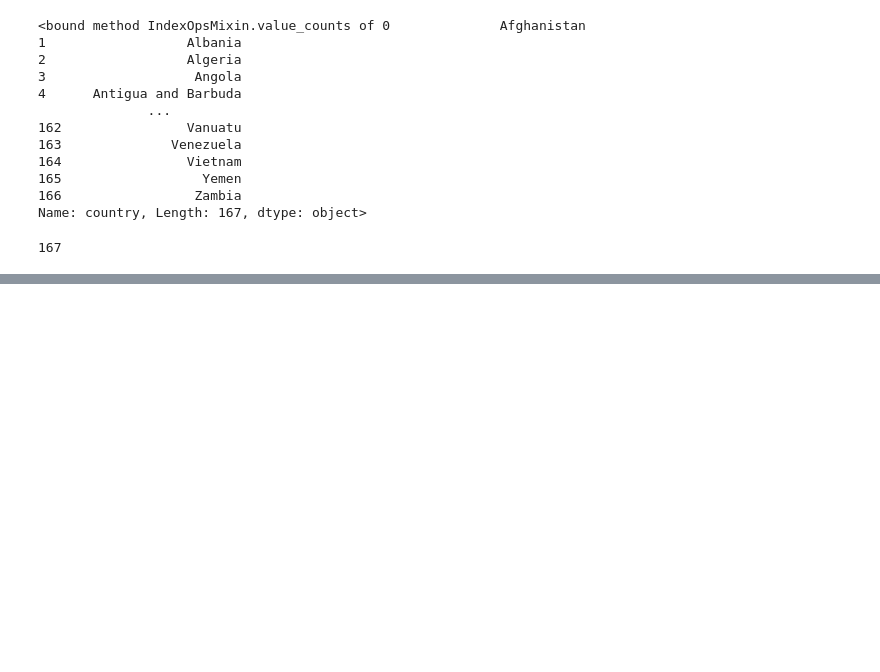
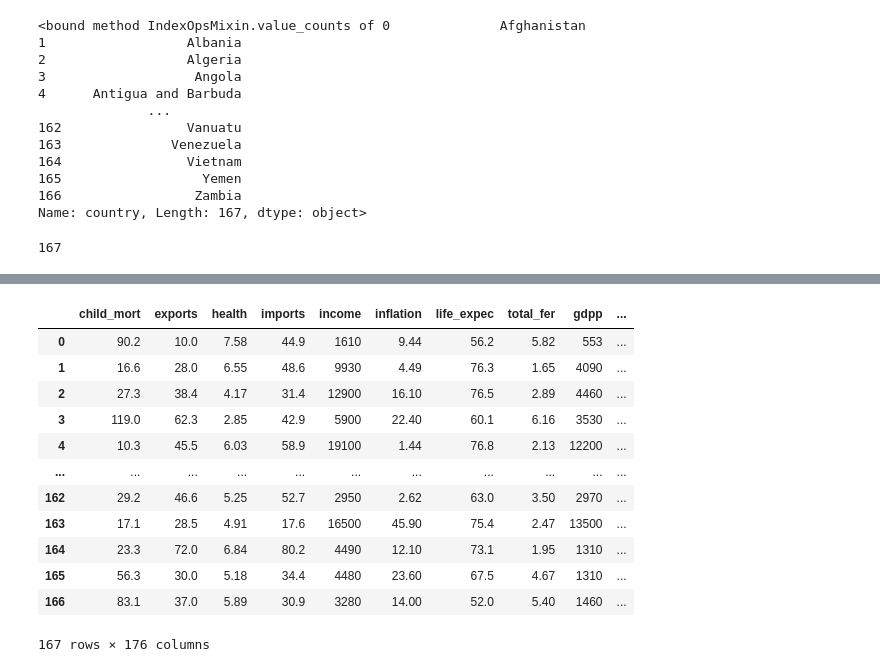
Before and after one commit to I-amyayi/Clustering-PCA, a Jupyter notebook: NGO.ipynb, the cells around one changed output, grey strips where cells are left out. Drawn from its saved outputs; the diff is of its cells as text; code cells hidden in the pictures; blank space fills up the shorter version.

```diff
--- a/NGO.ipynb
+++ b/NGO.ipynb
@@ -119,0 +142,11 @@ copied_df['country'].nunique()
+# %%
+# Initialize the OneHotEncoder
+encoder = OneHotEncoder(sparse_output=False)  # `sparse=False` returns a dense array
+
+# Fit and transform the "country" column
+encoded_countries = encoder.fit_transform(copied_df[['country']])
+
+# Create a DataFrame with the one-hot encoded columns
+encoded_countries_df = pd.DataFrame(encoded_countries, columns=encoder.get_feature_names_out(['country']))
+
+encoded_countries_df
@@ -119,0 +167,23 @@ copied_df['country'].nunique()
+# %%
+# Drop the original "country" column from coppied_df
+copied_df = copied_df.drop('country', axis=1)
+
+# Concatenate the one-hot encoded columns with the original DataFrame
+copied_df = pd.concat([copied_df, encoded_countries_df], axis=1)
+
+# Display the DataFrame after applying one-hot encoding
+copied_df
+# %% [output]
+|  | child_mort | exports | health | imports | income | inflation | life_expec | total_fer | gdpp | ... |
+| 0 | 90.2 | 10.0 | 7.58 | 44.9 | 1610 | 9.44 | 56.2 | 5.82 | 553 | ... |
+| 1 | 16.6 | 28.0 | 6.55 | 48.6 | 9930 | 4.49 | 76.3 | 1.65 | 4090 | ... |
+| 2 | 27.3 | 38.4 | 4.17 | 31.4 | 12900 | 16.10 | 76.5 | 2.89 | 4460 | ... |
+| 3 | 119.0 | 62.3 | 2.85 | 42.9 | 5900 | 22.40 | 60.1 | 6.16 | 3530 | ... |
+| 4 | 10.3 | 45.5 | 6.03 | 58.9 | 19100 | 1.44 | 76.8 | 2.13 | 12200 | ... |
+| ... | ... | ... | ... | ... | ... | ... | ... | ... | ... | ... |
+| 162 | 29.2 | 46.6 | 5.25 | 52.7 | 2950 | 2.62 | 63.0 | 3.50 | 2970 | ... |
+| 163 | 17.1 | 28.5 | 4.91 | 17.6 | 16500 | 45.90 | 75.4 | 2.47 | 13500 | ... |
+| 164 | 23.3 | 72.0 | 6.84 | 80.2 | 4490 | 12.10 | 73.1 | 1.95 | 1310 | ... |
+| 165 | 56.3 | 30.0 | 5.18 | 34.4 | 4480 | 23.60 | 67.5 | 4.67 | 1310 | ... |
+| 166 | 83.1 | 37.0 | 5.89 | 30.9 | 3280 | 14.00 | 52.0 | 5.40 | 1460 | ... |
+167 rows × 176 columns
```
Also changed, not shown: parts of 5 cells of this notebook.
